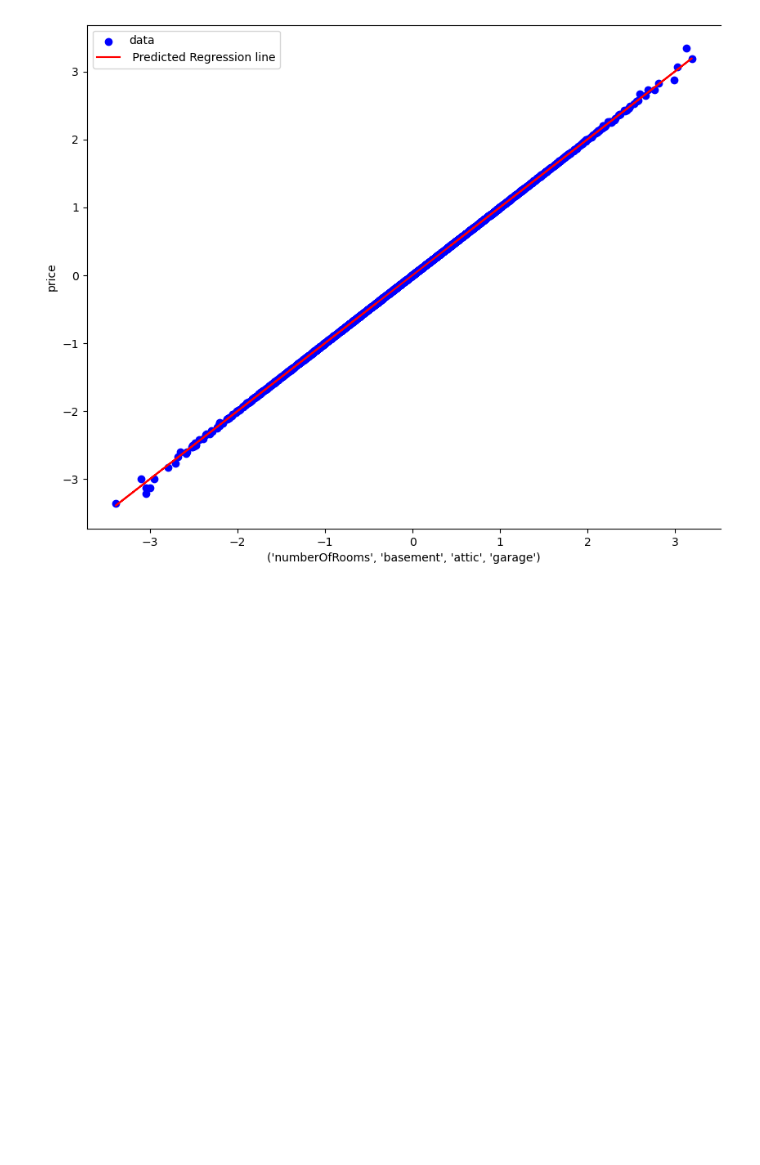
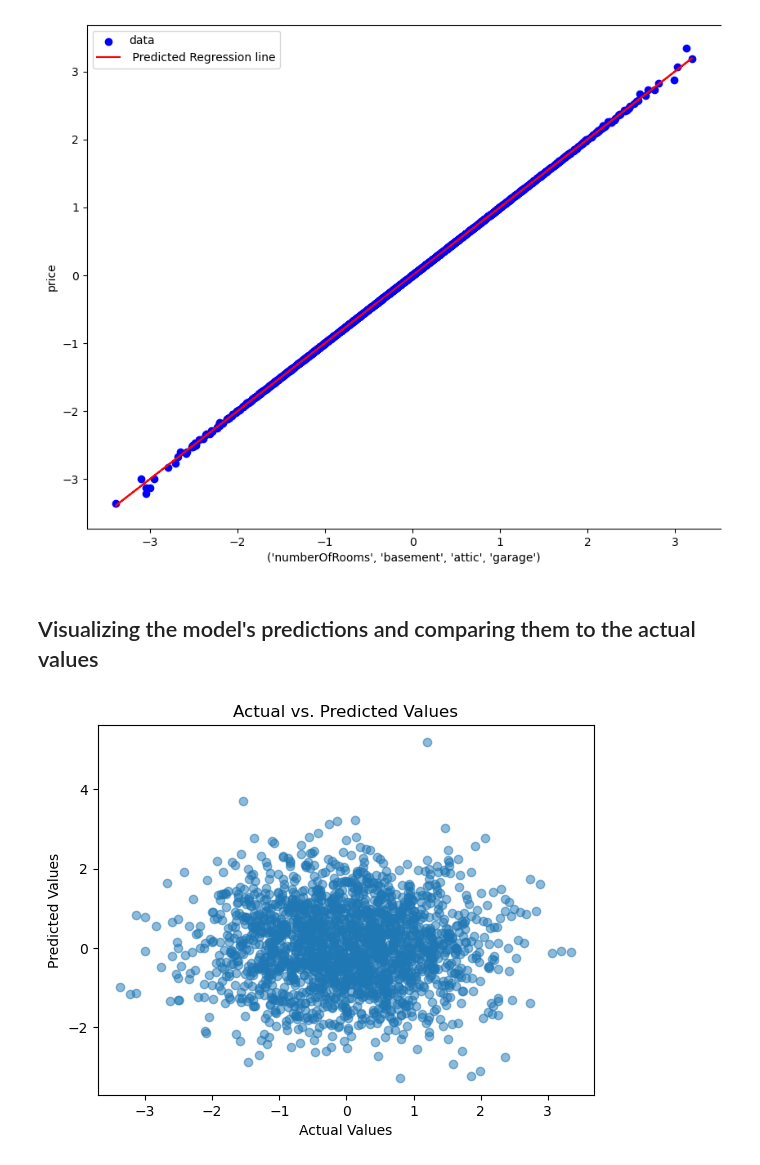
Before and after one commit to sarah10001/Paris_Phase_2_Project, a Jupyter notebook: Housing Prediction Model.ipynb, the cells around one changed output. Saved outputs shown, nothing was run; the diff lists cells and outputs as text; code cells hidden in the pictures; blank space fills up the shorter version.

Commit message:
hypothesis testing/ model visualization

```diff
--- a/Housing Prediction Model.ipynb
+++ b/Housing Prediction Model.ipynb
@@ -652,3 +685,14 @@ plt.gca().spines['right'].set_visible(False)
 plt.gca().spines['right'].set_visible(False)
 # %% [output]
 [figure]
+# %% [markdown]
+## Visualizing the model's predictions and comparing them to the actual values
+# %%
+# Scatter plot of actual vs. predicted values
+plt.scatter(y_test, y_pred, alpha=0.5)
+plt.title('Actual vs. Predicted Values')
+plt.xlabel('Actual Values')
+plt.ylabel('Predicted Values')
+plt.show()
+# %% [output]
+[figure, added]
```
Also changed, not shown: parts of 8 cells of this notebook.
